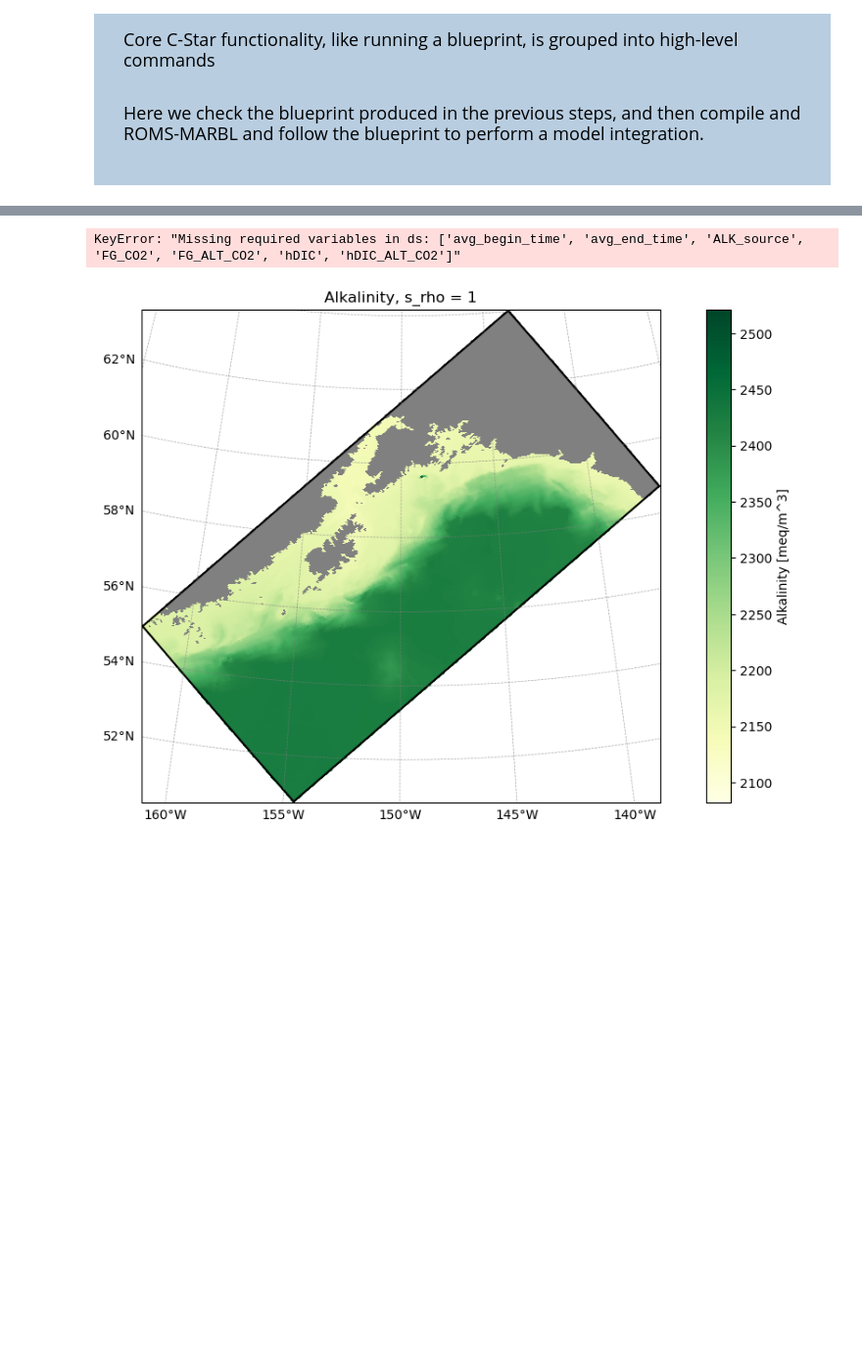
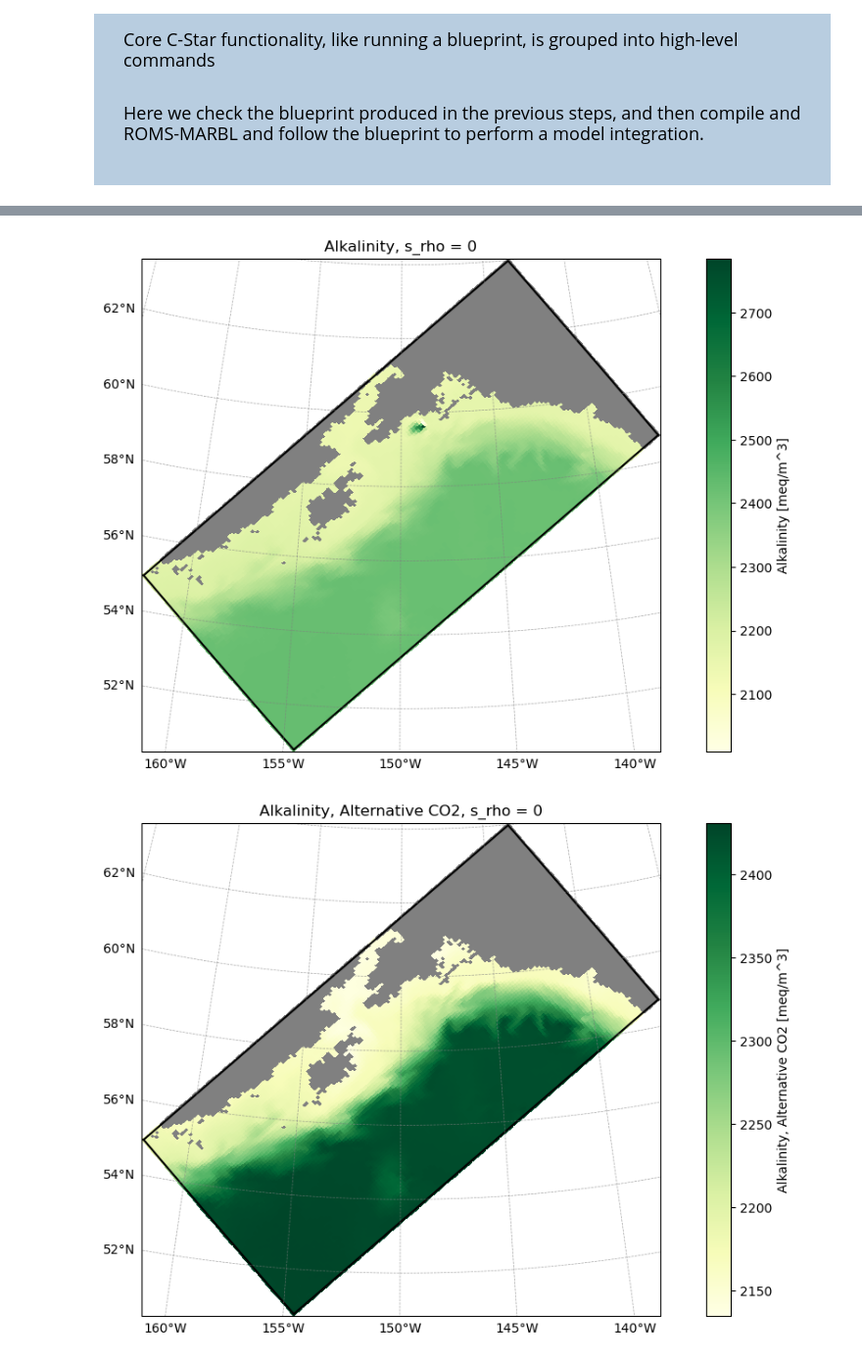
Before and after one commit to CWorthy-ocean/CWorthy-Demo, a Jupyter notebook: C-Star-Introduction-sm.ipynb, the cells around one changed output, grey strips where cells are left out. Shown at 98% size. Cells and saved outputs as stored; diff of their text form; code cells hidden in the pictures; blank space fills up the shorter version.

```diff
--- a/C-Star-Introduction-sm.ipynb
+++ b/C-Star-Introduction-sm.ipynb
@@ -101,0 +167,14 @@ Grid options loaded.
+# %%
+cdr = rt.CDRForcing(
+    grid=rt.Grid(**grid_settings), # for plotting, could omit
+    start_time=start_time,
+    end_time=end_time,
+    releases=[cdr_tracer_release1,],
+)
+
+cdr.plot_locations()
+#cdr.plot_distribution("my_cdr")
+cdr.plot_tracer_flux("ALK")
+
+# Pass the cdr information as a dict, for now:
+cdr_as_dict = cdr.model_dump()["CDRForcing"]
@@ -111,16 +193,14 @@ These changeable options are passed to the CstarSpecBuilder() object, which will
 
 # Model setup ------------------------------------------------------------------
 model_spec = "cson_roms-marbl_v0.1"
-start_time = datetime(2010, 1, 1)
-end_time = datetime(2010, 1, 10)
 
 partitioning = {
-    "n_procs_x": 4, # number of partitions in xi (x)
+    "n_procs_x": 2, # number of partitions in xi (x)
     "n_procs_y": 2, # number of partitions in eta (y)
 }
 
 # Initialize CstarSpecBuilder --------------------------------------------------
-ocn = CStar_Forge.CstarSpecBuilder(
+ocn = cstar_forge.CstarSpecBuilder(
     description="GulfOfAlaska_sm",
     model_name=model_spec,
     grid_name=grid_name,
@@ -129,7 +209,8 @@ ocn = CStar_Forge.CstarSpecBuilder(
     start_time=start_time,
     end_time=end_time,
     partitioning=partitioning,
-    CDR_forcing=cdr_list,
+    CDR_forcing=cdr_as_dict,
+    #catalog_root = "local"
 )
 
 ocn.grid.plot()
@@ -369,20 +408,24 @@ After bueprint or workplan execution finishes, modeled results can be examined a
 Here we check the blueprint produced in the previous steps, and then compile and ROMS-MARBL and follow the blueprint to perform a model integration.</p>
 </div>
 # %%
-from roms_tools import Grid, ROMSOutput
 import pandas as pd
-import os,glob
+#import os,glob
 
-run = "/Users/blsaenz/cson-forge-data/cson-forge-run/cson_roms-marbl_v0.1_Gulf_of_Alaska_sm_8procs_20100101-20100110"
 
 #grid = Grid.from_file(os.path.join(run,"input","input_datasets","cson_roms-marbl_v0_1_Gulf_of_Alaska_8procs_grid.nc"))
-roms_output = ROMSOutput(
-    grid=ocn.grid,
-    path=os.path.join(run,'joined_output','output_rst.*.nc')
-)
+roms_output = rt.ROMSOutput(grid=ocn.grid, path=ocn.run_output_dir / "joined_output" / "output_cdr.*.nc", use_dask=True)
+rst_output = rt.ROMSOutput(grid=ocn.grid, path=ocn.run_output_dir / "joined_output" / "output_rst.*.nc", use_dask=True)
 
 time_index = pd.DatetimeIndex(roms_output.ds.time.values)
 print('First, Last output times: ',time_index[0],time_index[-1])
-roms_output.plot("ALK", time=4, s=1)
-#roms_output.cdr_metrics()
+print(time_index)
+#print(roms_output.ds.time)
+roms_output.plot("ALK", time=5*24, s=0)
+roms_output.plot("ALK_ALT_CO2", time=5*24, s=0)
+roms_output.plot("pH", time=9, s=1)
+roms_output.plot("pH_ALT_CO2", time=9, s=1)
+rst_output.plot("ALK", time=9, s=1)
+rst_output.plot("ALK_ALT_CO2", time=9, s=1)
+roms_output.plot("DIC_source", time=4, s=1)
+roms_output.cdr_metrics()
 # %% [output]
@@ -390,2 +452,2 @@ First, Last output times:  2010-01-01 23:54:00 2010-01-10 00:00:00
-KeyError: "Missing required variables in ds: ['avg_begin_time', 'avg_end_time', 'ALK_source', 'FG_CO2', 'FG_ALT_CO2', 'hDIC', 'hDIC_ALT_CO2']"
-[figure, old version]
+[figure, new version]
+[figure, added]
```
Also changed, not shown: parts of 28 cells of this notebook, 19 other files.
